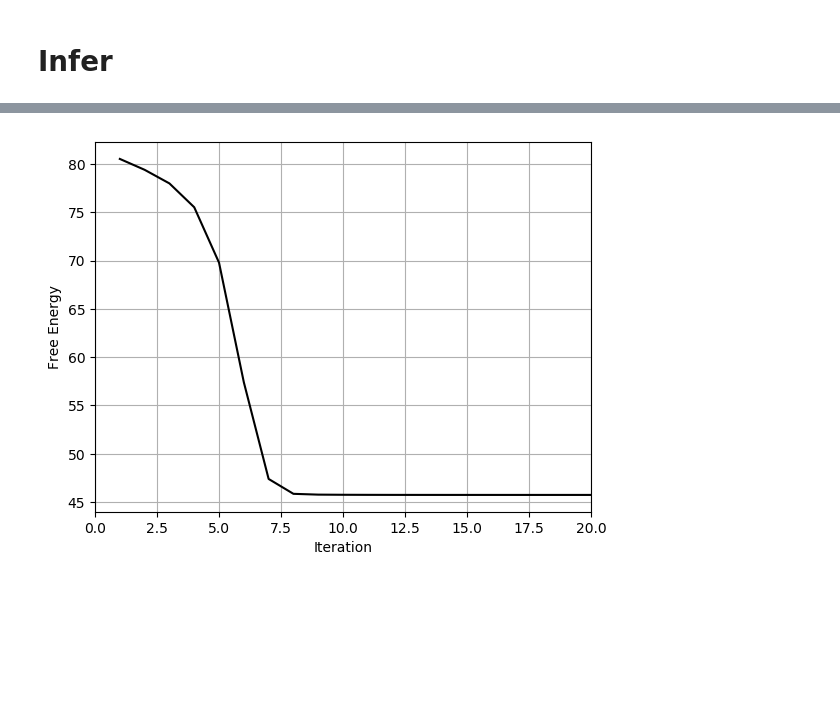
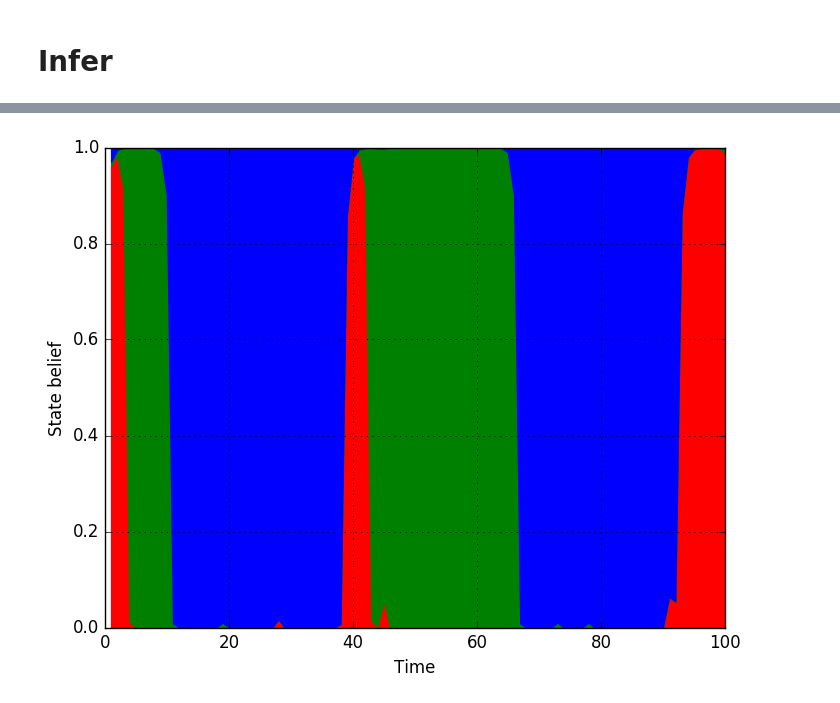
Before and after one commit to biaslab/ForneyLab.jl, a Jupyter notebook: demo/8_hidden_markov_model_estimation.ipynb, the cells around one changed output, grey strips where cells are left out. Saved outputs shown, nothing was run; the diff lists cells and outputs as text; code cells hidden in the pictures; blank space fills up the shorter version.

```diff
--- a/demo/8_hidden_markov_model_estimation.ipynb
+++ b/demo/8_hidden_markov_model_estimation.ipynb
@@ -69,11 +89,11 @@ eval(parse(algo_F))
 
 # Initial recognition distributions
 marginals = Dict{Symbol, ProbabilityDistribution}(
-    :A => vague(Dirichlet, (2,2)),
-    :B => vague(Dirichlet, (2,2)))
+    :A => vague(Dirichlet, (3,3)),
+    :B => vague(Dirichlet, (3,3)))
 
 for t = 1:n_samples
-    marginals[Symbol("s_$(t)_s_$(t-1)")] = vague(Contingency, (2,2))
+    marginals[Symbol("s_$(t)_s_$(t-1)")] = vague(Contingency, (3,3))
 end
 
 # Initialize data
@@ -114,11 +147,16 @@ xlim(0,n_samples);
-# %%
-# Plot free energy
-plot(1:n_its, F, color="black")
-
-grid("on")
-# yscale("log")
-xlabel("Iteration")
-ylabel("Free Energy")
-xlim(0,n_its);
-# %% [output]
-[figure, removed]
+# %%
+# Plot state estimate
+m_s = [mean(marginals[:s_*t]) for t=1:n_samples]
+m_s_1 = [m_s_t[1] for m_s_t in m_s]
+m_s_2 = [m_s_t[2] for m_s_t in m_s]
+m_s_3 = [m_s_t[3] for m_s_t in m_s]
+
+fill_between(1:n_samples, zeros(n_samples), m_s_1, color="red")
+fill_between(1:n_samples, m_s_1, m_s_1 + m_s_2, color="green")
+fill_between(1:n_samples, m_s_1 + m_s_2, ones(n_samples), color="blue")
+
+xlabel("Time")
+ylabel("State belief")
+grid("on")
+# %% [output]
+[figure, added]
```
Also changed, not shown: parts of 13 cells of this notebook.
